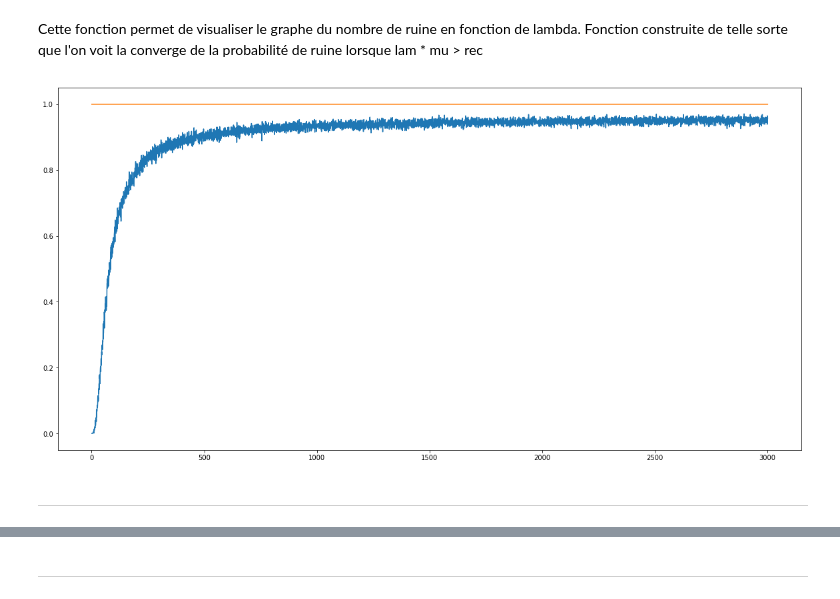
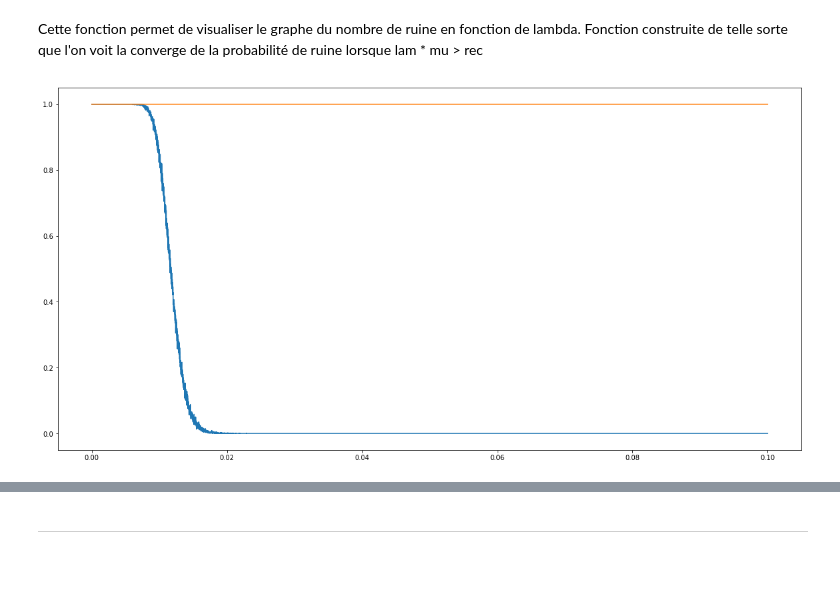
Before and after one commit to Oneway81/Grp-Tra-App, a Jupyter notebook: rendu.ipynb, the cells around one changed output, grey strips where cells are left out. Drawn from its saved outputs; the diff is of its cells as text; code cells hidden in the pictures; blank space fills up the shorter version.

```diff
--- a/rendu.ipynb
+++ b/rendu.ipynb
@@ -181,19 +108,19 @@ def R_cap(cap, temps, rec, mu, lam):
         t = npr.exponential(mu,1)
         T.append(somme + t)  # expovariate(mu) donne une loi expo de param mu
         somme = somme + t    # On  garde en memoire la somme
-        X.append(npr.exponential(lam))
+        X.append(npr.exponential(1/lam))
         R.append(R[indice] + rec*(T[i]-T[i-1]))
         R.append(R[indice+1] - X[i])
 
         if(R[indice + 1] < 0 ):
-            return (lam,-1)
+            return (1/lam,-1)
 
         i = i + 1
         indice = indice + 2
 
     R.append(R[indice] + rec*(T[i]-T[i-1]))
 
-    return(lam,1)
+    return(1/lam,1)
 
 R_cap(10,5,80,1,30)
 # %% [output]
@@ -225,34 +152,32 @@ Fonction construite de telle sorte que l'on voit la converge de la probabilité
 def graph_1(tours,n,cap, temps, rec, mu,lam, pas):
 
     list_ruine = [] #nombre de ruines # ordonnée
     lambd = [] #Abscisse les lam utilisés pour les simulations
     N = []
 
     X = ruine(n,cap,temps,rec,mu,lam)
     nb_ruine = X[1]/n
     lam = X[3]
     list_ruine.append(nb_ruine)
     lambd.append(lam)
     N.append(1)
 
     for i in range(tours):
         lam = lam + pas
 
         X = ruine(n,cap,temps,rec,mu,lam)
         nb_ruine = X[1]/n
         lam = X[3]
 
         list_ruine.append(nb_ruine)
         lambd.append(lam)
         N.append(1)
 
 
     plt.plot(lambd,list_ruine)
     plt.plot(lambd,N)
     plt.show()
 
-graph_1(6000,1000,10,5,80,1,1,0.5)
+graph_1(10000,1000,1000,100,80,1,0.0000001,0.00001)
 # %% [output]
-[figure, old version]
+[figure, new version]
-# %% [markdown]
-_________________________________________________________________________________________________________________________
```
Also changed, not shown: parts of 31 cells of this notebook.
